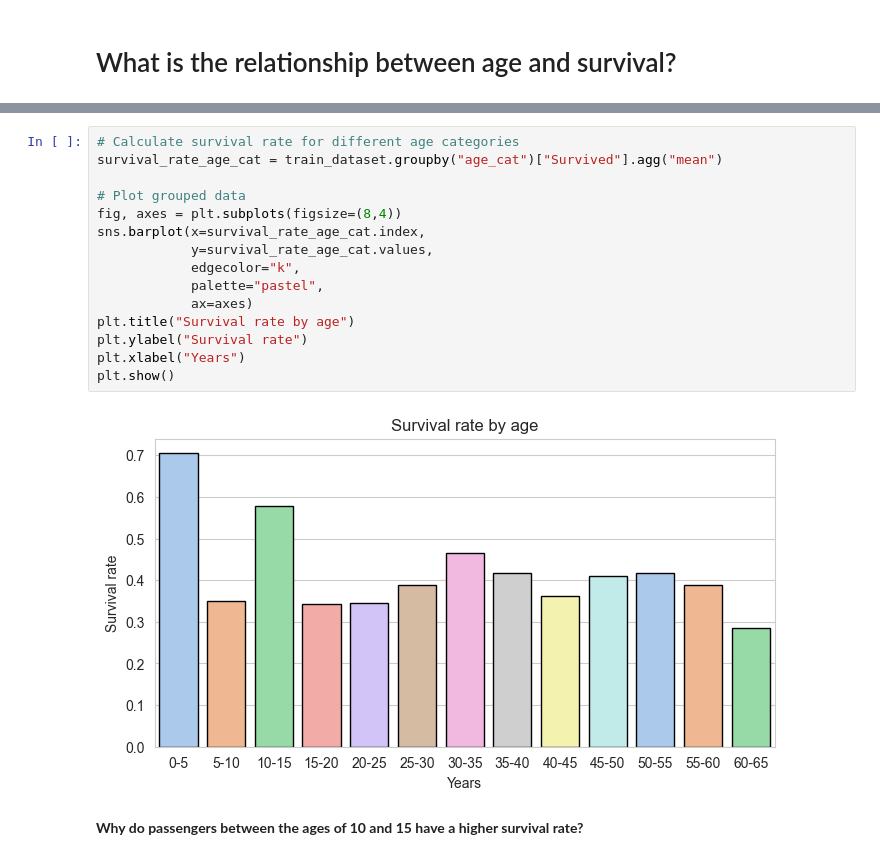
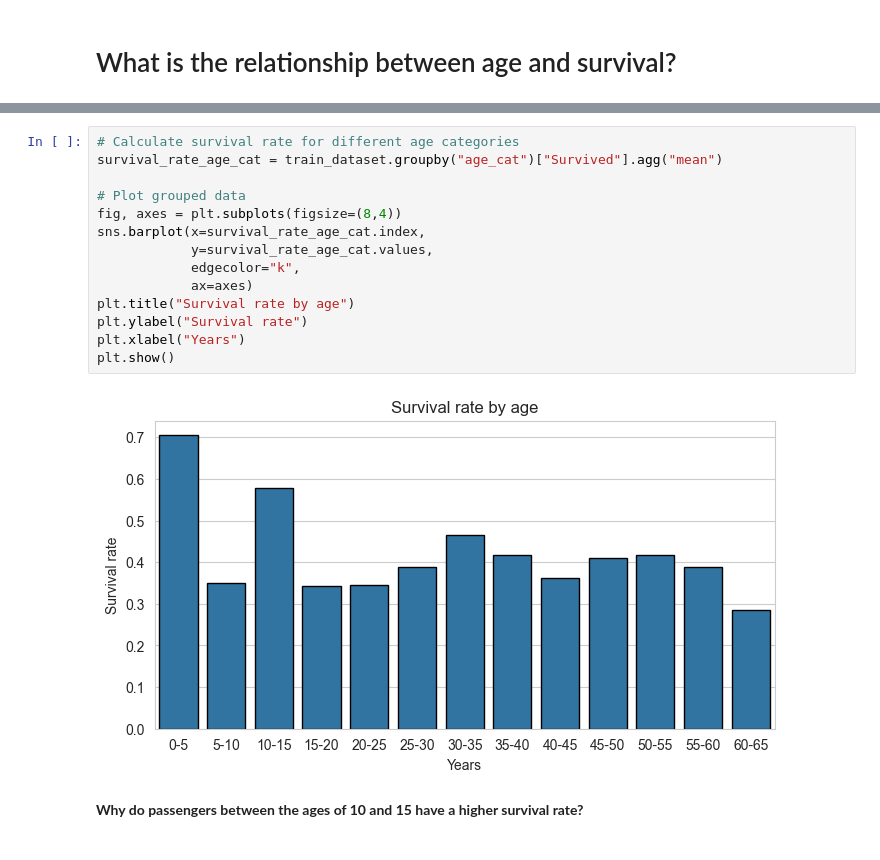
Before and after one commit to ManuelGehl/Titanic-Data-Analysis, a Jupyter notebook: titanic_data_exploration.ipynb, the cells around one changed output, grey strips where cells are left out. Drawn from its saved outputs; the diff is of its cells as text.

```diff
--- a/titanic_data_exploration.ipynb
+++ b/titanic_data_exploration.ipynb
@@ -373,20 +379,19 @@ train_dataset.head()
 # %%
 # Calculate survival rate for different age categories
 survival_rate_age_cat = train_dataset.groupby("age_cat")["Survived"].agg("mean")
 
 # Plot grouped data
 fig, axes = plt.subplots(figsize=(8,4))
 sns.barplot(x=survival_rate_age_cat.index,
             y=survival_rate_age_cat.values,
             edgecolor="k",
-            palette="pastel",
             ax=axes)
 plt.title("Survival rate by age")
 plt.ylabel("Survival rate")
 plt.xlabel("Years")
 plt.show()
 # %% [output]
-[figure, old version]
+[figure, new version]
 # %% [markdown]
 **Why do passengers between the ages of 10 and 15 have a higher survival rate?**
 # %%
```
Also changed, not shown: parts of 1 cell of this notebook.
